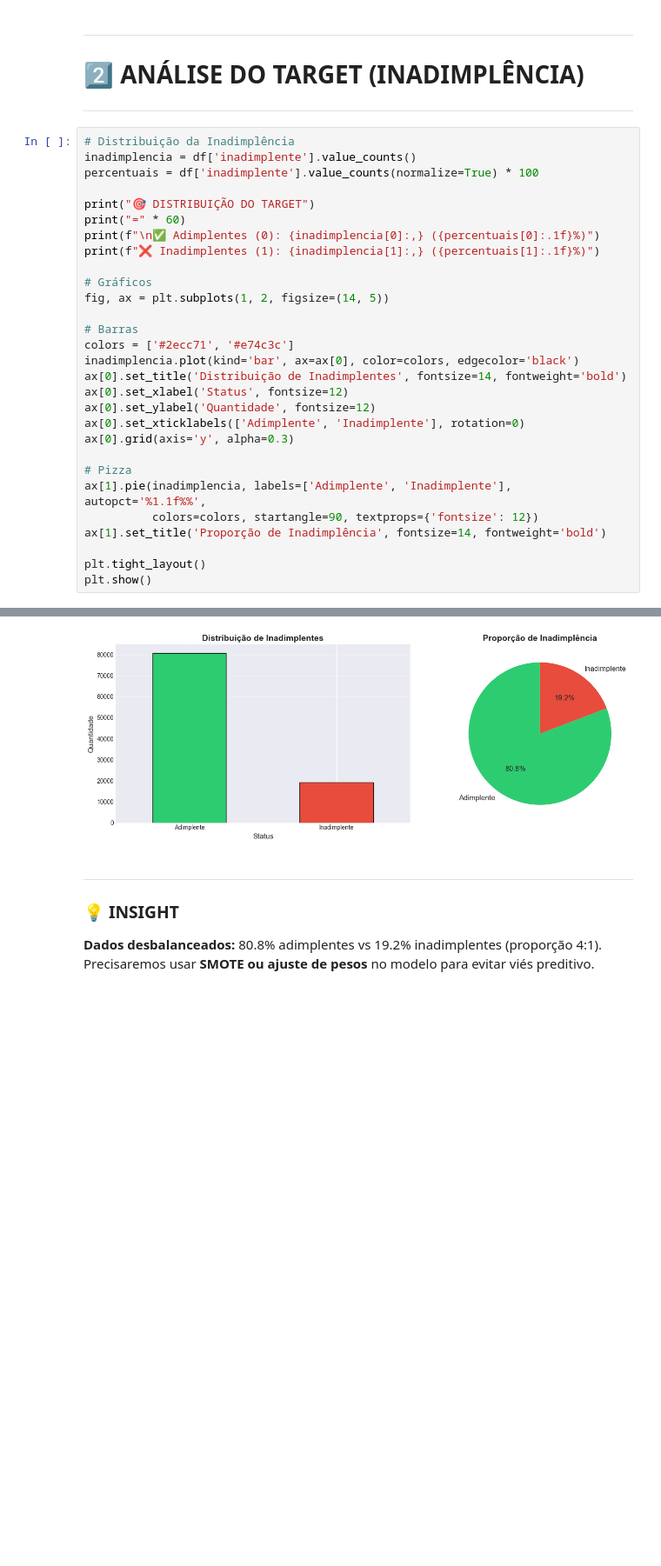
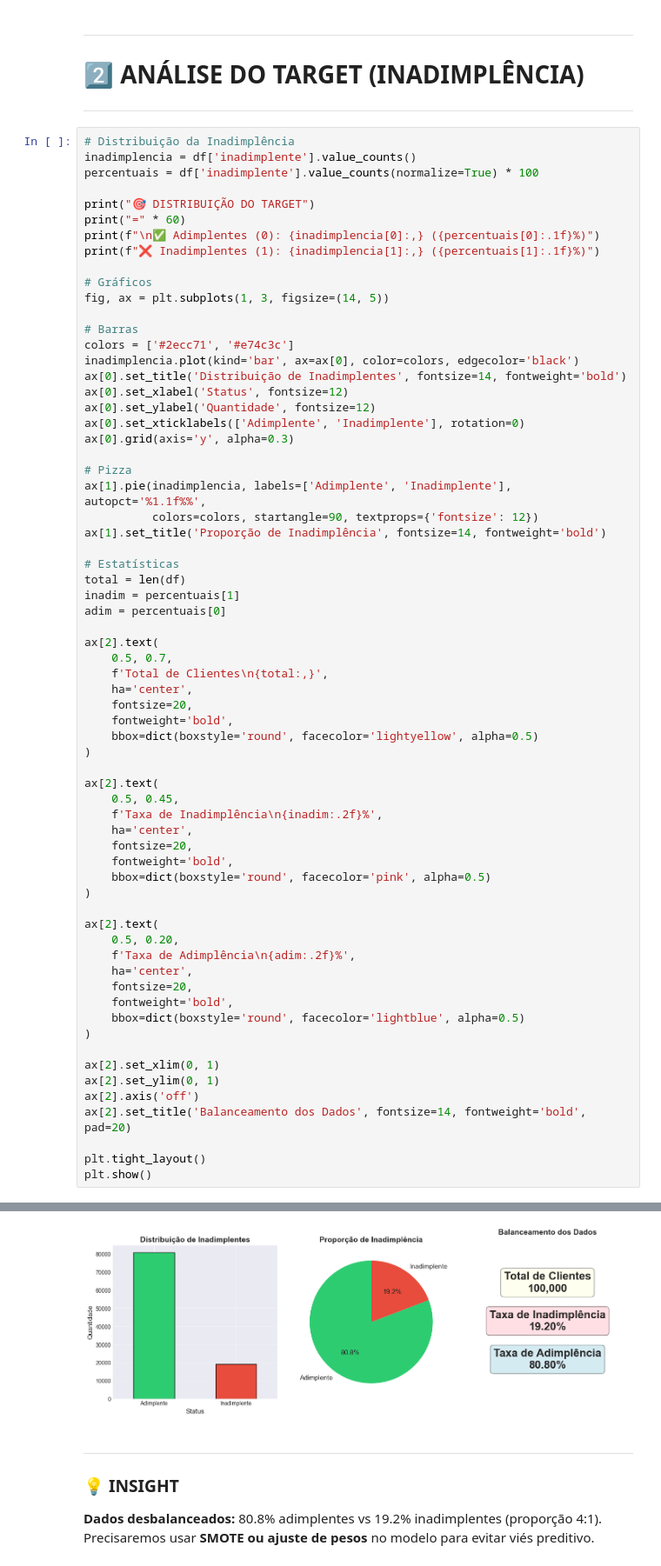
Before and after one commit to vininoronha21/score-credito-ia, a Jupyter notebook: notebooks/02_analise_exploratoria.ipynb, the cells around one changed output, grey strips where cells are left out. Shown at 87% size. Saved outputs shown, nothing was run; the diff lists cells and outputs as text; blank space fills up the shorter version.

Commit message:
feat: estatísticas na análise do target

```diff
--- a/notebooks/02_analise_exploratoria.ipynb
+++ b/notebooks/02_analise_exploratoria.ipynb
@@ -104,35 +104,72 @@ percentuais = df['inadimplente'].value_counts(normalize=True) * 100
 
 print("🎯 DISTRIBUIÇÃO DO TARGET")
 print("=" * 60)
 print(f"\n✅ Adimplentes (0): {inadimplencia[0]:,} ({percentuais[0]:.1f}%)")
 print(f"❌ Inadimplentes (1): {inadimplencia[1]:,} ({percentuais[1]:.1f}%)")
 
 # Gráficos
-fig, ax = plt.subplots(1, 2, figsize=(14, 5))
+fig, ax = plt.subplots(1, 3, figsize=(14, 5))
 
 # Barras
 colors = ['#2ecc71', '#e74c3c']
 inadimplencia.plot(kind='bar', ax=ax[0], color=colors, edgecolor='black')
 ax[0].set_title('Distribuição de Inadimplentes', fontsize=14, fontweight='bold')
 ax[0].set_xlabel('Status', fontsize=12)
 ax[0].set_ylabel('Quantidade', fontsize=12)
 ax[0].set_xticklabels(['Adimplente', 'Inadimplente'], rotation=0)
 ax[0].grid(axis='y', alpha=0.3)
 
 # Pizza
 ax[1].pie(inadimplencia, labels=['Adimplente', 'Inadimplente'], autopct='%1.1f%%',
           colors=colors, startangle=90, textprops={'fontsize': 12})
 ax[1].set_title('Proporção de Inadimplência', fontsize=14, fontweight='bold')
 
+# Estatísticas
+total = len(df)
+inadim = percentuais[1]
+adim = percentuais[0]
+
+ax[2].text(
+    0.5, 0.7,
+    f'Total de Clientes\n{total:,}',
+    ha='center',
+    fontsize=20,
+    fontweight='bold',
+    bbox=dict(boxstyle='round', facecolor='lightyellow', alpha=0.5)
+)
+
+ax[2].text(
+    0.5, 0.45,
+    f'Taxa de Inadimplência\n{inadim:.2f}%',
+    ha='center',
+    fontsize=20,
+    fontweight='bold',
+    bbox=dict(boxstyle='round', facecolor='pink', alpha=0.5)
+)
+
+ax[2].text(
+    0.5, 0.20,
+    f'Taxa de Adimplência\n{adim:.2f}%',
+    ha='center',
+    fontsize=20,
+    fontweight='bold',
+    bbox=dict(boxstyle='round', facecolor='lightblue', alpha=0.5)
+)
+
+ax[2].set_xlim(0, 1)
+ax[2].set_ylim(0, 1)
+ax[2].axis('off')
+ax[2].set_title('Balanceamento dos Dados', fontsize=14, fontweight='bold', pad=20)
+
 plt.tight_layout()
 plt.show()
 # %% [output]
 🎯 DISTRIBUIÇÃO DO TARGET
 ============================================================
 
 ✅ Adimplentes (0): 80,797 (80.8%)
 ❌ Inadimplentes (1): 19,203 (19.2%)
-[figure, old version]
+[figure, new version]
 # %% [markdown]
 ---
 
```
Also changed, not shown: parts of 1 cell of this notebook.
